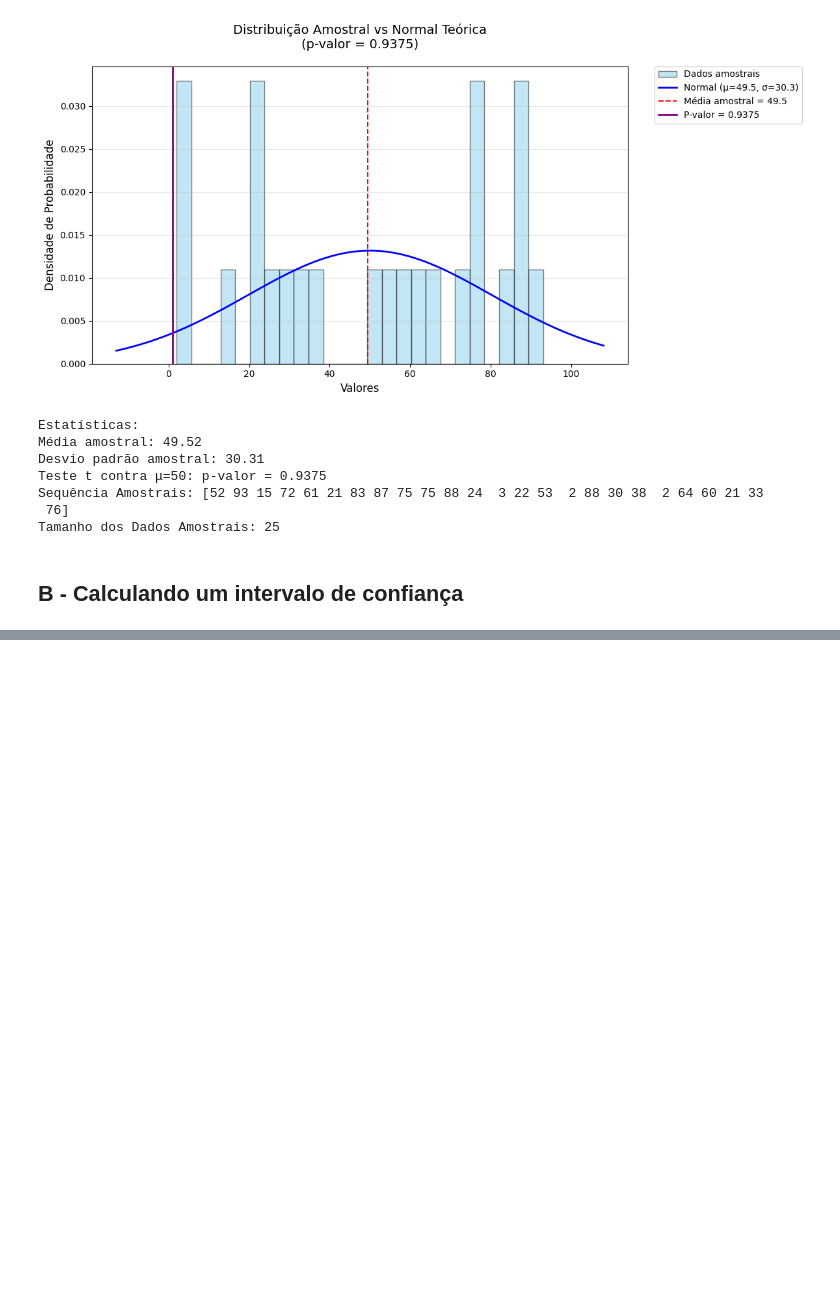
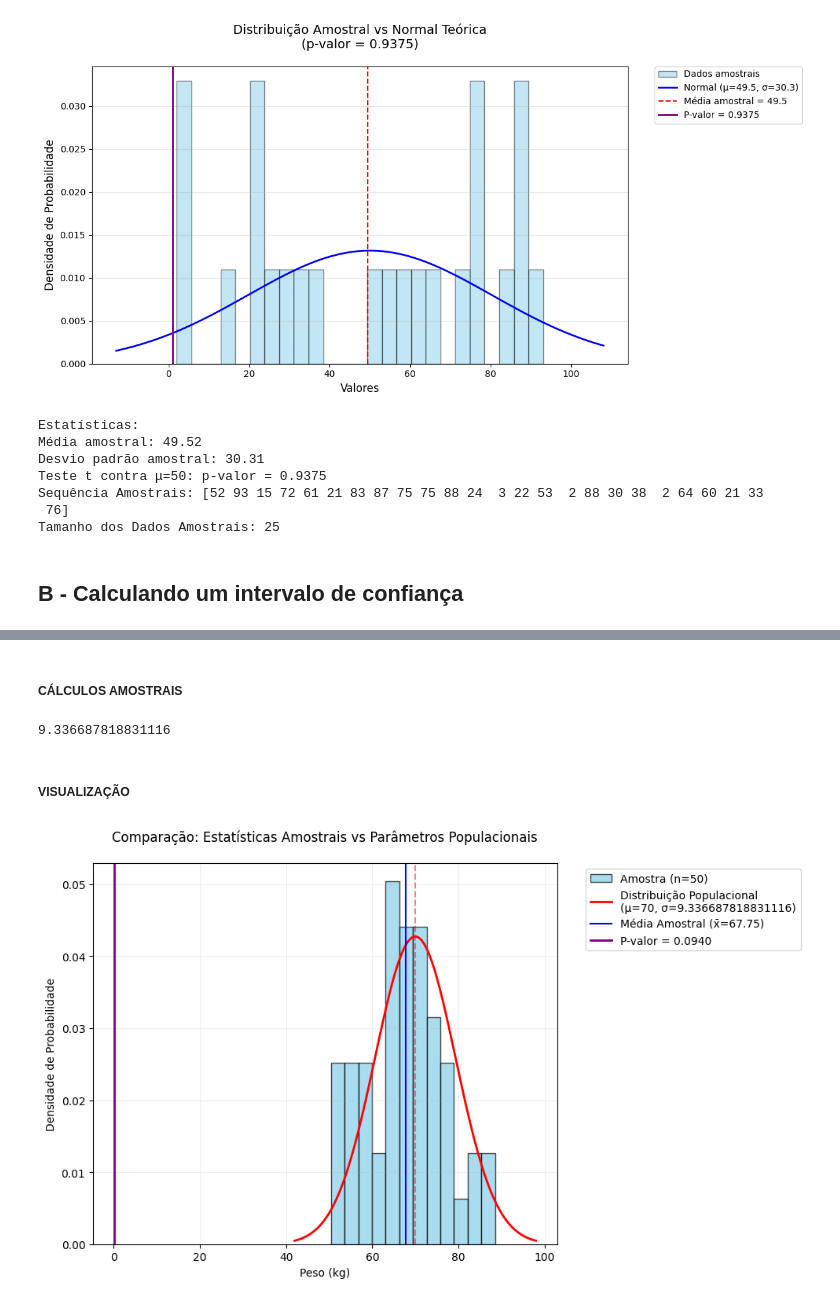
Before and after one commit to MatheuseduPinheiro/Atividade-4---Fundamentos, a Jupyter notebook: index.ipynb, the cells around one changed output, grey strips where cells are left out. Cells and saved outputs as stored; diff of their text form; code cells hidden in the pictures; blank space fills up the shorter version.

```diff
--- a/index.ipynb
+++ b/index.ipynb
@@ -402,0 +379,55 @@ between 57.074 and 67.126
+# %%
+tamanho_amostra = 50
+np.random.seed(42)
+amostra_pesos = np.random.normal(
+    loc=media_populacional, # os dados srram gerafdos em torno dos 70
+    scale=desvio_padrao_populacional,  # indica que a maioria dos dados estará dentro do intervalo de media +/- 10
+    size=tamanho_amostra # gera 50 valores com média
+)
+# %% [markdown]
+##### CÁLCULOS AMOSTRAIS
+# %%
+media_amostral = np.mean(amostra_pesos)  # (estimativa da média populacional)
+
+desvio_padrao_amostral_exemplo = desvio_padrao_amostral(amostra_pesos,media_populacional)
+# %%
+desvio_padrao_amostral_exemplo
+# %% [output]
+9.336687818831116
+# %%
+# Teste t para obter o p-valor (comparando com mu=50)
+t_stat, p_valor = stats.ttest_1samp(amostra_pesos,media_populacional)
+# %% [markdown]
+##### VISUALIZAÇÃO
+# %%
+plt.figure(figsize=(10, 6))
+
+# Histograma da amostra
+plt.hist(amostra_pesos, bins=12, density=True, alpha=0.7,
+         color='skyblue', edgecolor='black',
+         label=f'Amostra (n={tamanho_amostra})')
+
+# Curva teórica populacional
+x = np.linspace(media_populacional - 3*desvio_padrao_amostral_exemplo,
+                media_populacional + 3*desvio_padrao_amostral_exemplo, 100)
+pdf = (1/(desvio_padrao_amostral_exemplo * np.sqrt(2*np.pi))) * np.exp(-0.5*((x-media_populacional)/desvio_padrao_amostral_exemplo)**2)
+plt.plot(x, pdf, 'r-', linewidth=2,
+         label=f'Distribuição Populacional\n(μ={media_populacional}, σ={desvio_padrao_amostral_exemplo})')
+
+# Linhas de referência
+plt.axvline(media_populacional, color='red', linestyle='--', alpha=0.5)
+plt.axvline(media_amostral, color='blue', linestyle='-',
+            label=f'Média Amostral (x̄={media_amostral:.2f})')
+
+# Adicionando a linha vertical para o p-valor
+plt.axvline(p_valor, color='purple', linestyle='-', linewidth=2, label=f'P-valor = {p_valor:.4f}')
+
+# Configurações
+plt.title('Comparação: Estatísticas Amostrais vs Parâmetros Populacionais', pad=20)
+plt.xlabel('Peso (kg)')
+plt.ylabel('Densidade de Probabilidade')
+plt.legend(bbox_to_anchor=(1.05, 1), loc='upper left')
+plt.grid(alpha=0.2)
+plt.tight_layout()
+# %% [output]
+[figure, added]
```
Also changed, not shown: parts of 17 cells of this notebook.
